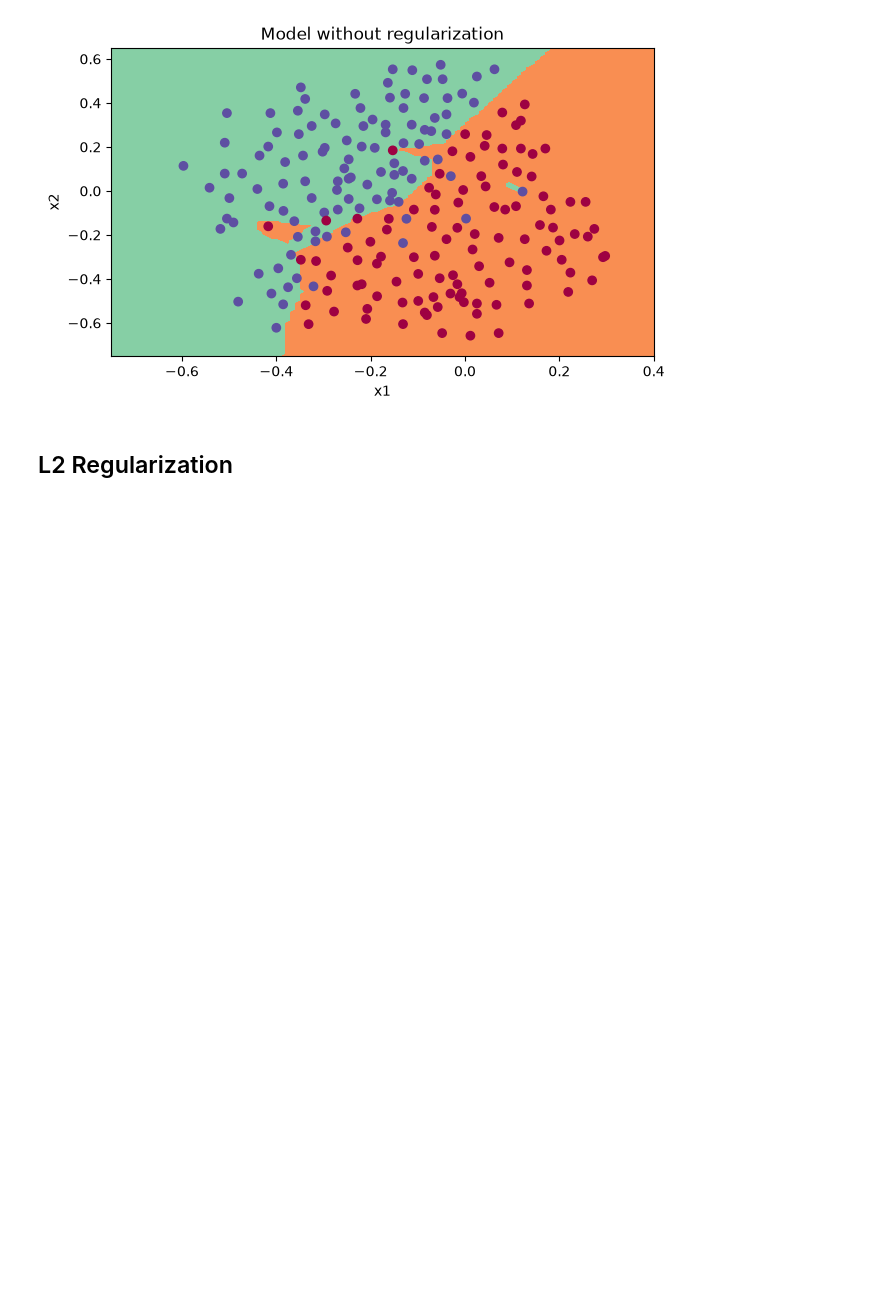
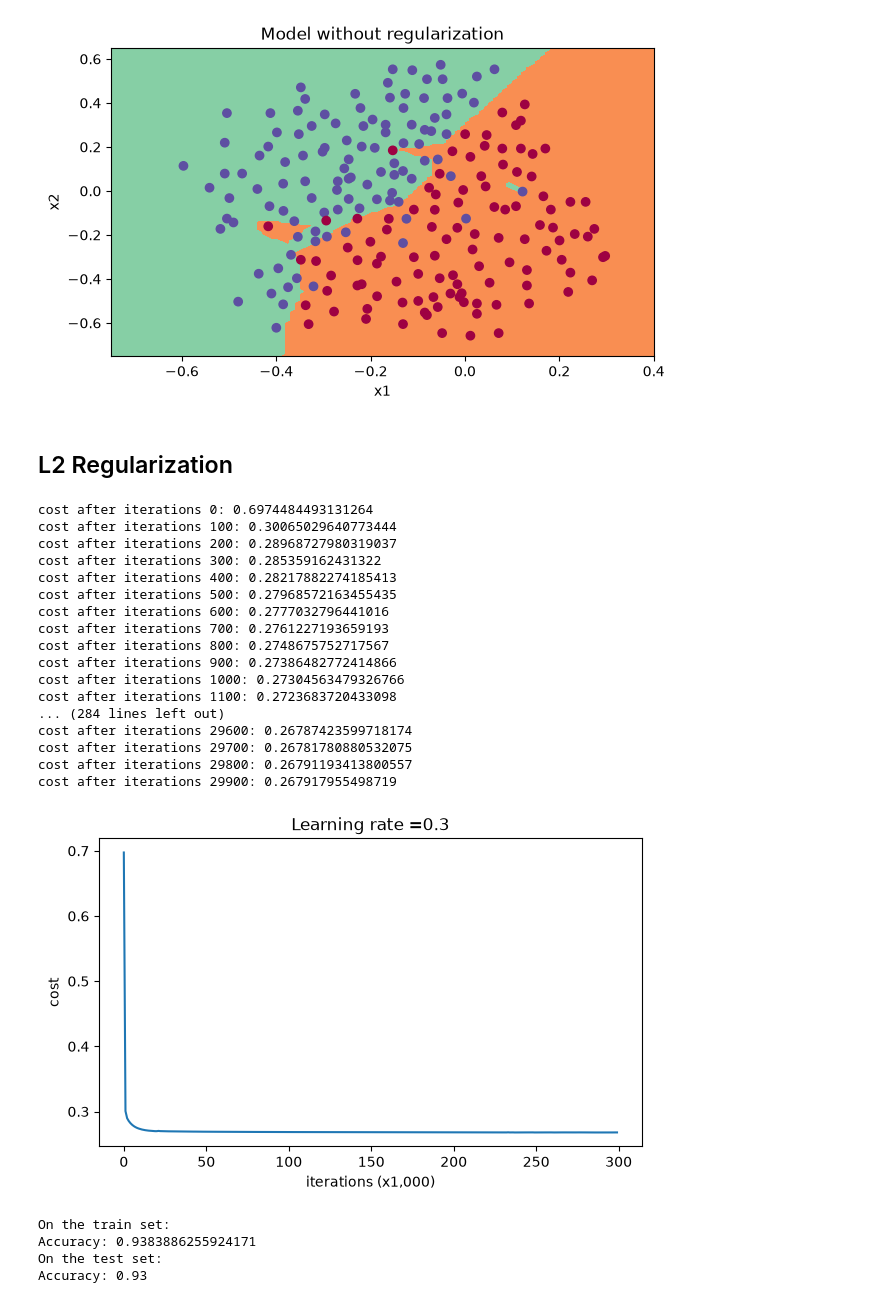
Before and after one commit to RishxGit/deeplearning, a Jupyter notebook: improving-deep-learning/regularization.ipynb, the cells around one changed output. Saved outputs shown, nothing was run; the diff lists cells and outputs as text; code cells hidden in the pictures; blank space fills up the shorter version.

Commit message:
Training with 93% accuracy

```diff
--- a/improving-deep-learning/regularization.ipynb
+++ b/improving-deep-learning/regularization.ipynb
@@ -140,3 +140,32 @@ def backward_propagation_with_regularization(X, Y, cache, lambd):
                  "dZ1": dZ1, "dW1": dW1, "db1": db1}
 
     return gradients
+# %%
+parameters = model(train_X, train_Y, lambd = 0.7)
+print ("On the train set:")
+predictions_train = predict(train_X, train_Y, parameters)
+print ("On the test set:")
+predictions_test = predict(test_X, test_Y, parameters)
+# %% [output]
+cost after iterations 0: 0.6974484493131264
+cost after iterations 100: 0.30065029640773444
+cost after iterations 200: 0.28968727980319037
+cost after iterations 300: 0.285359162431322
+cost after iterations 400: 0.28217882274185413
+cost after iterations 500: 0.27968572163455435
+cost after iterations 600: 0.2777032796441016
+cost after iterations 700: 0.2761227193659193
+cost after iterations 800: 0.2748675752717567
+cost after iterations 900: 0.27386482772414866
+cost after iterations 1000: 0.27304563479326766
+cost after iterations 1100: 0.2723683720433098
+... (284 lines left out)
+cost after iterations 29600: 0.26787423599718174
+cost after iterations 29700: 0.26781780880532075
+cost after iterations 29800: 0.26791193413800557
+cost after iterations 29900: 0.267917955498719
+[figure, added]
+On the train set:
+Accuracy: 0.9383886255924171
+On the test set:
+Accuracy: 0.93
```
Also changed, not shown: parts of 1 cell of this notebook.
